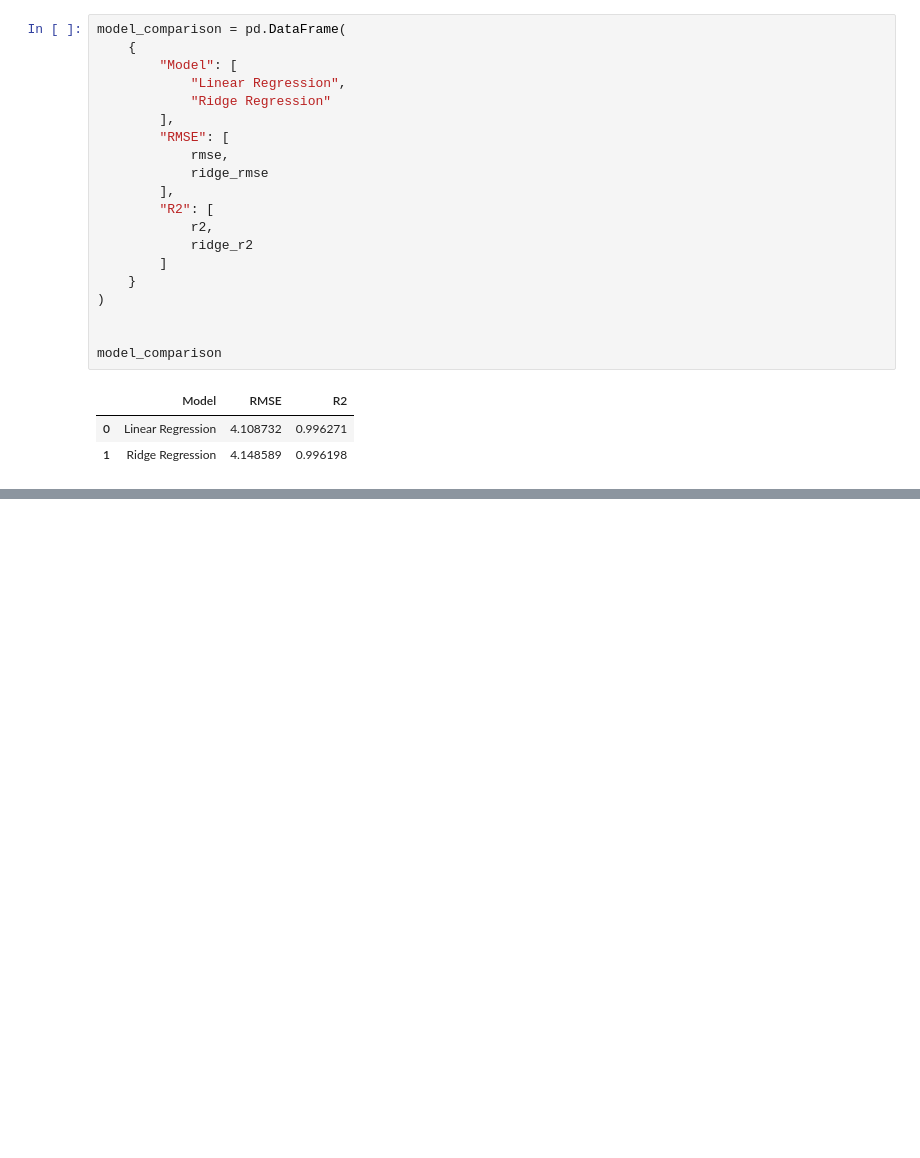
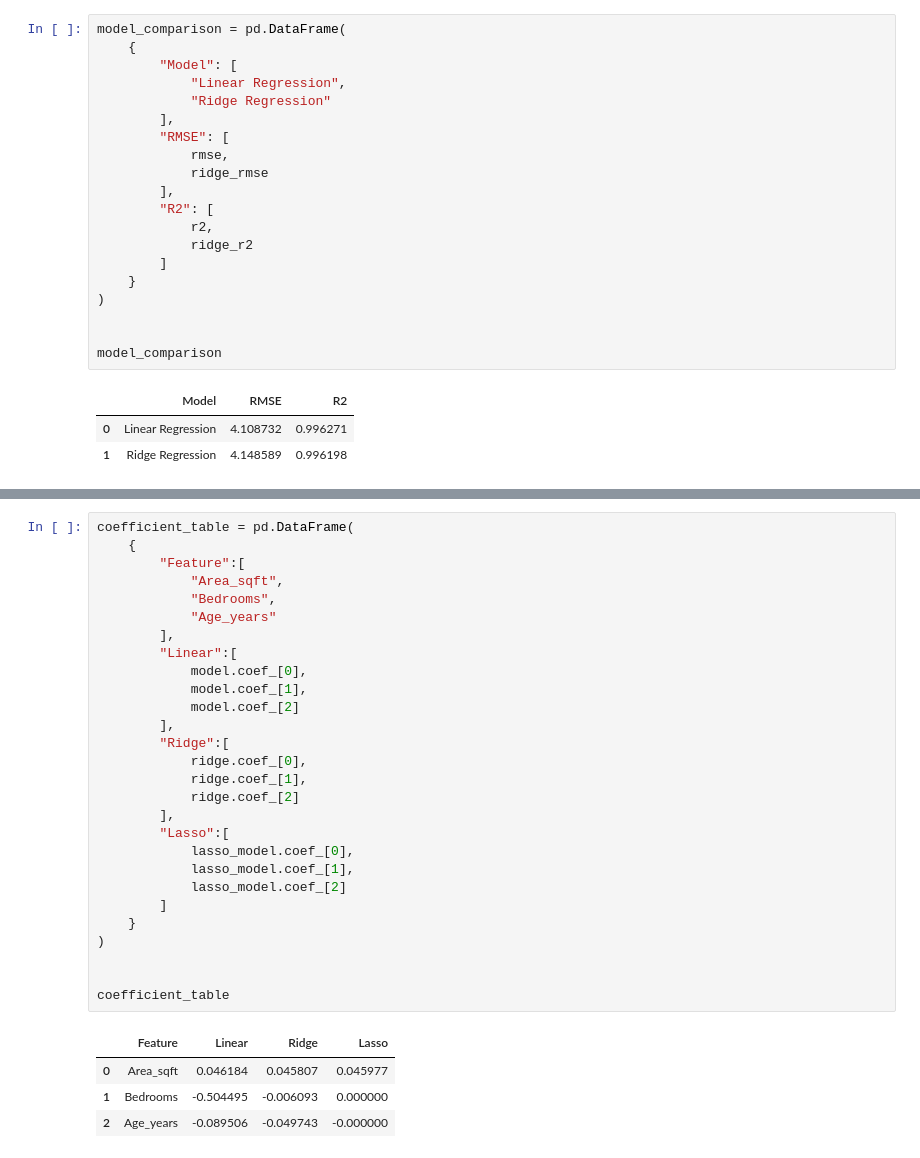
Before and after one commit to Kawin-Ceg/ml-sem5-works, a Jupyter notebook: lab_3_work/lab_3_ques_5.ipynb, the cells around one changed output, grey strips where cells are left out. Cells and saved outputs as stored; diff of their text form; blank space fills up the shorter version.

```diff
--- a/lab_3_work/lab_3_ques_5.ipynb
+++ b/lab_3_work/lab_3_ques_5.ipynb
@@ -516,0 +817,33 @@ model_comparison
+# %%
+coefficient_table = pd.DataFrame(
+    {
+        "Feature":[
+            "Area_sqft",
+            "Bedrooms",
+            "Age_years"
+        ],
+        "Linear":[
+            model.coef_[0],
+            model.coef_[1],
+            model.coef_[2]
+        ],
+        "Ridge":[
+            ridge.coef_[0],
+            ridge.coef_[1],
+            ridge.coef_[2]
+        ],
+        "Lasso":[
+            lasso_model.coef_[0],
+            lasso_model.coef_[1],
+            lasso_model.coef_[2]
+        ]
+    }
+)
+
+
+coefficient_table
+# %% [output]
+|  | Feature | Linear | Ridge | Lasso |
+| 0 | Area_sqft | 0.046184 | 0.045807 | 0.045977 |
+| 1 | Bedrooms | -0.504495 | -0.006093 | 0.000000 |
+| 2 | Age_years | -0.089506 | -0.049743 | -0.000000 |
```
Also changed, not shown: parts of 15 cells of this notebook, 3 other files.
